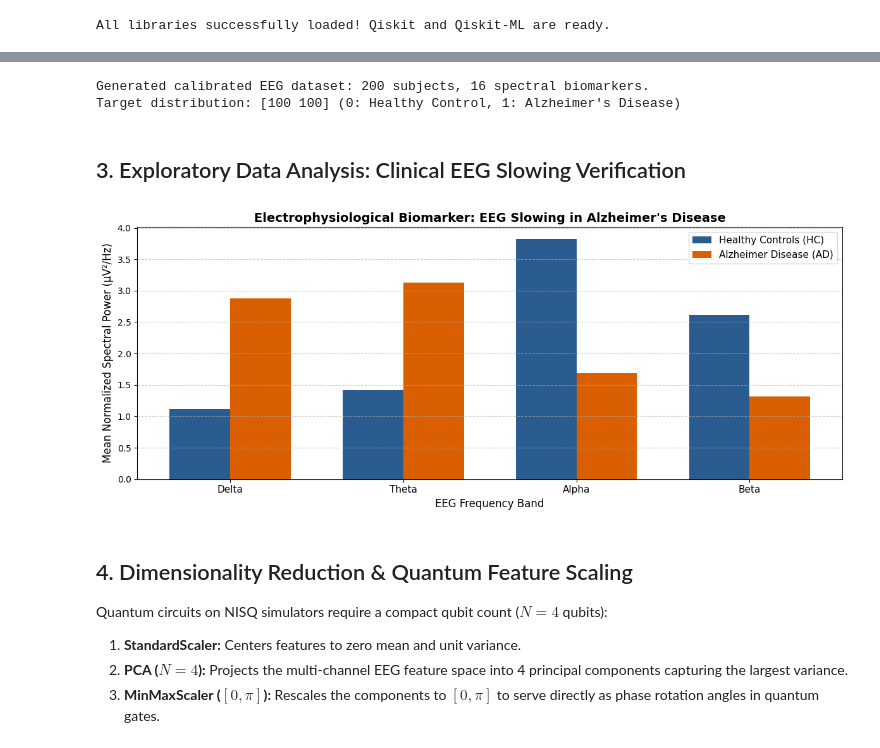
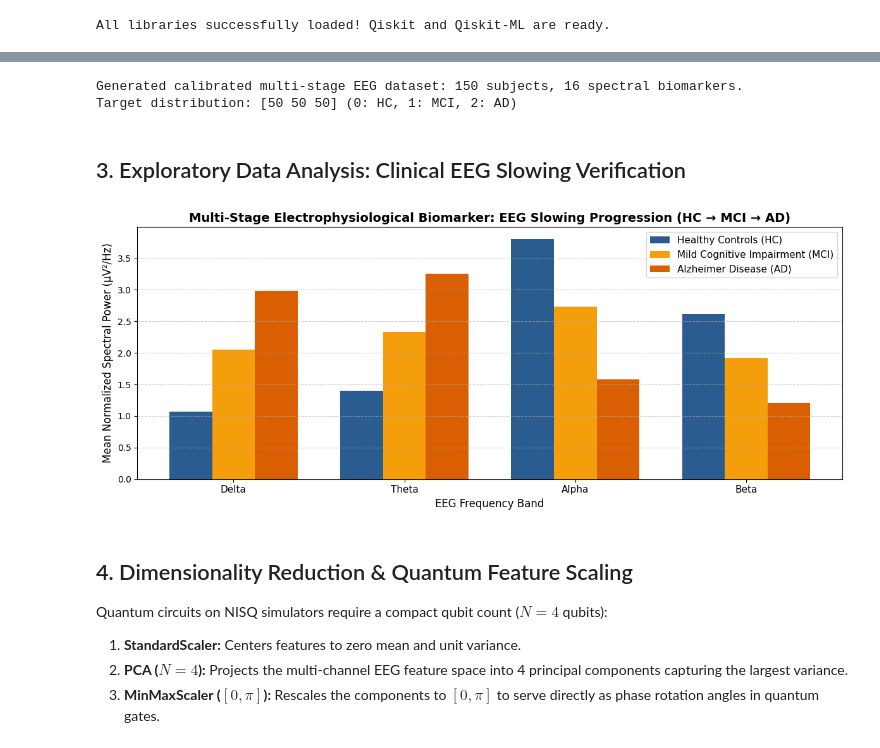
Before and after one commit to abhijithshaji17/qff_hackday, a Jupyter notebook: qml_alzheimers_vqc.ipynb, the cells around one changed output, grey strips where cells are left out. Drawn from its saved outputs; the diff is of its cells as text; code cells hidden in the pictures.

Commit message:
feat: implement 3-stage Alzheimer's and MCI classification in pipeline and web UI

```diff
--- a/qml_alzheimers_vqc.ipynb
+++ b/qml_alzheimers_vqc.ipynb
@@ -64,63 +68,63 @@ CSV_PATH = "eeg_alzheimers_dataset.csv"
 if USE_LOCAL_CSV:
     df_raw = pd.read_csv(CSV_PATH)
     print(f"Loaded dataset with shape: {df_raw.shape}")
-    # Assuming target column is 'class' or 'diagnosis' (0: HC, 1: AD)
     target_col = [col for col in ['class', 'diagnosis', 'label', 'Group'] if col in df_raw.columns][0]
-    y = df_raw[target_col].map({'HC': 0, 'AD': 1, 0: 0, 1: 1}).values
+    y = df_raw[target_col].map({'HC': 0, 'MCI': 1, 'AD': 2, 0: 0, 1: 1, 2: 2}).values
     X_raw = df_raw.drop(columns=[col for col in [target_col, 'subject_id', 'id'] if col in df_raw.columns]).values
 else:
-    # Clinically calibrated simulation based on published literature (e.g. Jeong 2004, Dauwels 2010):
-    # 16-channel spectral features: [Delta_power, Theta_power, Alpha_power, Beta_power] across 4 regions
-    n_samples_per_class = 100
+    # Clinically calibrated simulation based on published literature (e.g. Jeong 2004, Dauwels 2010, Babiloni 2006):
+    n_samples_per_class = 50
 
-    # Healthy Controls (HC): High Alpha & Beta, low Delta & Theta
-    # Mean pattern: Delta=1.1, Theta=1.4, Alpha=3.8, Beta=2.6
-    hc_features = np.random.normal(loc=[1.1, 1.4, 3.8, 2.6] * 4, scale=0.45, size=(n_samples_per_class, 16))
+    # Healthy Controls (HC): High Alpha (3.8) & Beta (2.6), low Delta (1.1) & Theta (1.4)
+    hc_features = np.random.normal(loc=[1.1, 1.4, 3.8, 2.6] * 4, scale=0.40, size=(n_samples_per_class, 16))
 
-    # Alzheimer's Disease (AD): Hallmark EEG Slowing -> High Delta & Theta, attenuated Alpha & Beta
-    # Mean pattern: Delta=2.9, Theta=3.1, Alpha=1.7, Beta=1.3
-    ad_features = np.random.normal(loc=[2.9, 3.1, 1.7, 1.3] * 4, scale=0.45, size=(n_samples_per_class, 16))
+    # Mild Cognitive Impairment (MCI): Prodromal slowing -> Intermediate Delta (2.0) & Theta (2.3), moderate Alpha (2.7) & Beta (1.9)
+    mci_features = np.random.normal(loc=[2.0, 2.3, 2.7, 1.9] * 4, scale=0.40, size=(n_samples_per_class, 16))
 
-    X_raw = np.vstack([hc_features, ad_features])
-    y = np.array([0] * n_samples_per_class + [1] * n_samples_per_class)
+    # Alzheimer's Disease (AD): Severe EEG Slowing -> High Delta (3.0) & Theta (3.2), low Alpha (1.6) & Beta (1.2)
+    ad_features = np.random.normal(loc=[3.0, 3.2, 1.6, 1.2] * 4, scale=0.40, size=(n_samples_per_class, 16))
+
+    X_raw = np.vstack([hc_features, mci_features, ad_features])
+    y = np.array([0] * n_samples_per_class + [1] * n_samples_per_class + [2] * n_samples_per_class)
 
     feature_names = [f"{region}_{band}" for region in ['Frontal', 'Temporal', 'Parietal', 'Occipital']
                      for band in ['Delta', 'Theta', 'Alpha', 'Beta']]
     df_raw = pd.DataFrame(X_raw, columns=feature_names)
-    df_raw['Diagnosis'] = ['Healthy Control' if label == 0 else 'Alzheimer Disease' for label in y]
-    print(f"Generated calibrated EEG dataset: {X_raw.shape[0]} subjects, {X_raw.shape[1]} spectral biomarkers.")
+    diag_map = {0: 'Healthy Control', 1: 'Mild Cognitive Impairment', 2: 'Alzheimer Disease'}
+    df_raw['Diagnosis'] = [diag_map[label] for label in y]
+    print(f"Generated calibrated multi-stage EEG dataset: {X_raw.shape[0]} subjects, {X_raw.shape[1]} spectral biomarkers.")
 
-# Display sample distribution
-print(f"Target distribution: {np.bincount(y)} (0: Healthy Control, 1: Alzheimer's Disease)")
+print(f"Target distribution: {np.bincount(y)} (0: HC, 1: MCI, 2: AD)")
 # %% [output]
-Generated calibrated EEG dataset: 200 subjects, 16 spectral biomarkers.
-Target distribution: [100 100] (0: Healthy Control, 1: Alzheimer's Disease)
+Generated calibrated multi-stage EEG dataset: 150 subjects, 16 spectral biomarkers.
+Target distribution: [50 50 50] (0: HC, 1: MCI, 2: AD)
 # %% [markdown]
 ## 3. Exploratory Data Analysis: Clinical EEG Slowing Verification
 # %%
 plt.figure(figsize=(12, 5))
 
-# Compare average band power between AD and HC across the 4 frequency bands
 bands = ['Delta', 'Theta', 'Alpha', 'Beta']
-hc_band_means = [df_raw[df_raw['Diagnosis'] == 'Healthy Control'][[col for col in df_raw.columns if band in col]].values.mean() for band in bands]
-ad_band_means = [df_raw[df_raw['Diagnosis'] == 'Alzheimer Disease'][[col for col in df_raw.columns if band in col]].values.mean() for band in bands]
+hc_means = [df_raw[df_raw['Diagnosis'] == 'Healthy Control'][[col for col in df_raw.columns if band in col]].values.mean() for band in bands]
+mci_means = [df_raw[df_raw['Diagnosis'] == 'Mild Cognitive Impairment'][[col for col in df_raw.columns if band in col]].values.mean() for band in bands]
+ad_means = [df_raw[df_raw['Diagnosis'] == 'Alzheimer Disease'][[col for col in df_raw.columns if band in col]].values.mean() for band in bands]
 
 x_pos = np.arange(len(bands))
-width = 0.35
+width = 0.25
 
-plt.bar(x_pos - width/2, hc_band_means, width, label='Healthy Controls (HC)', color='#2b5c8f')
-plt.bar(x_pos + width/2, ad_band_means, width, label='Alzheimer Disease (AD)', color='#d95f02')
+plt.bar(x_pos - width, hc_means, width, label='Healthy Controls (HC)', color='#2b5c8f')
+plt.bar(x_pos, mci_means, width, label='Mild Cognitive Impairment (MCI)', color='#f59e0b')
+plt.bar(x_pos + width, ad_means, width, label='Alzheimer Disease (AD)', color='#d95f02')
 
 plt.xlabel('EEG Frequency Band', fontsize=12)
 plt.ylabel('Mean Normalized Spectral Power (µV²/Hz)', fontsize=12)
-plt.title('Electrophysiological Biomarker: EEG Slowing in Alzheimer\'s Disease', fontsize=14, fontweight='bold')
+plt.title('Multi-Stage Electrophysiological Biomarker: EEG Slowing Progression (HC → MCI → AD)', fontsize=14, fontweight='bold')
 plt.xticks(x_pos, bands, fontsize=11)
 plt.legend(fontsize=11)
 plt.grid(axis='y', linestyle='--', alpha=0.6)
 plt.tight_layout()
 plt.show()
 # %% [output]
-[figure, old version]
+[figure, new version]
 # %% [markdown]
 ## 4. Dimensionality Reduction & Quantum Feature Scaling
 Quantum circuits on NISQ simulators require a compact qubit count ($N=4$ qubits):
```
Also changed, not shown: parts of 20 cells of this notebook, 1 other file.
